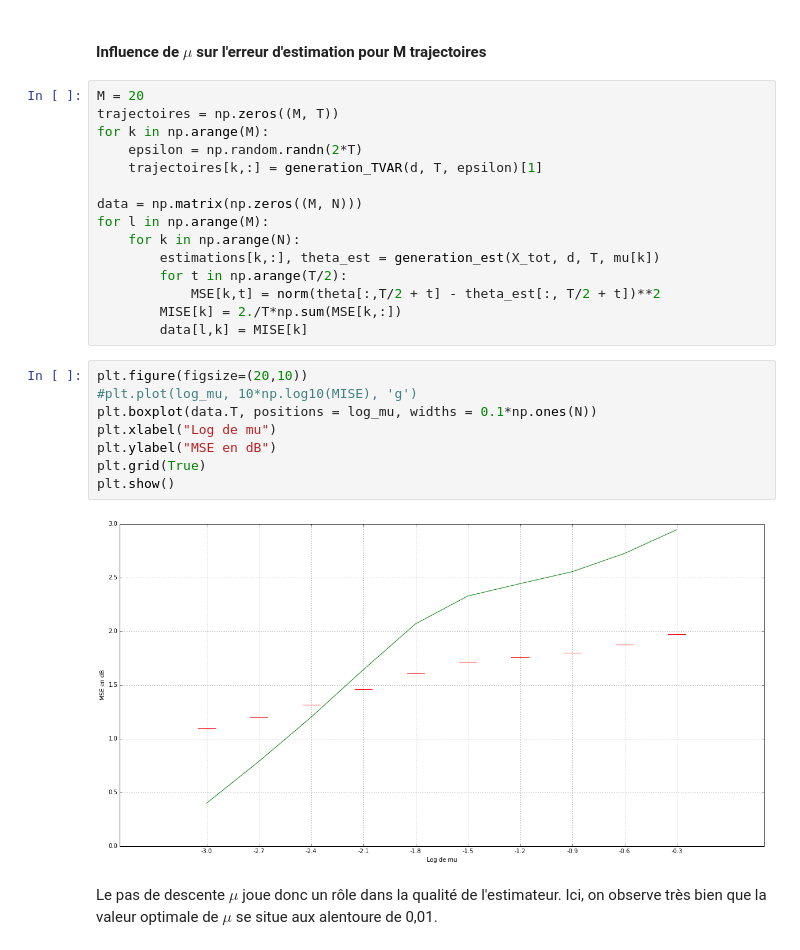
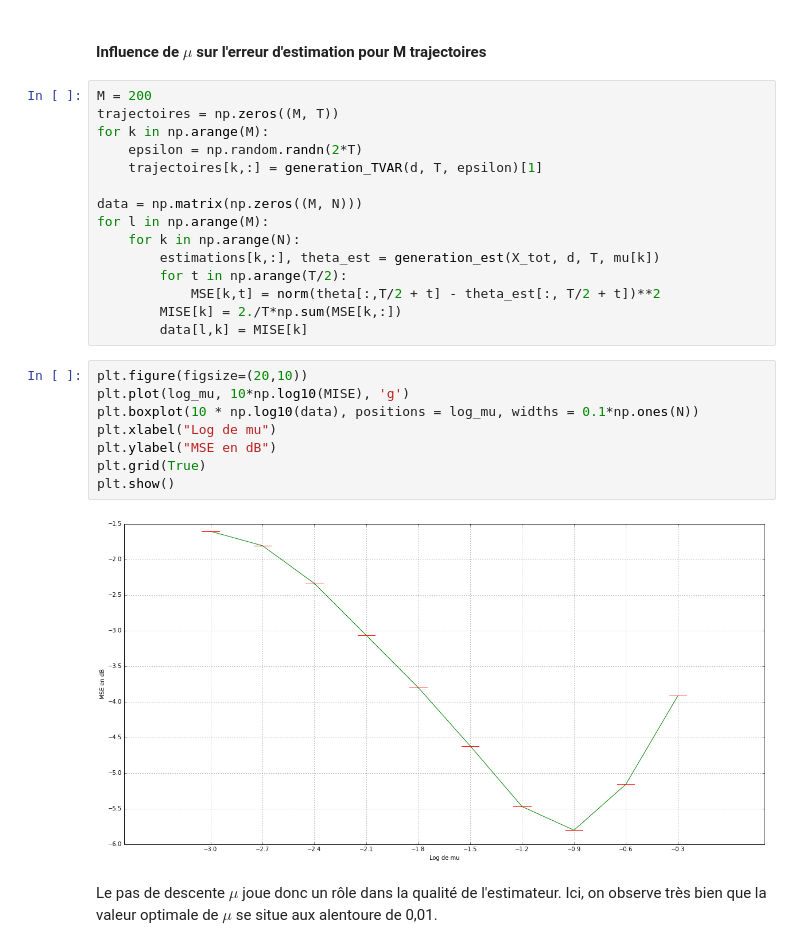
Before and after one commit to jngod2011/TVAR_Prediction, a Jupyter notebook: TVAR_d.ipynb, the cells around one changed output. Drawn from its saved outputs; the diff is of its cells as text.

```diff
--- a/TVAR_d.ipynb
+++ b/TVAR_d.ipynb
@@ -183,7 +183,7 @@ for k in np.arange(N):
 # %% [markdown]
 #### Influence de $\mu$ sur l'erreur d'estimation pour M trajectoires
 # %%
-M = 20
+M = 200
 trajectoires = np.zeros((M, T))
 for k in np.arange(M):
     epsilon = np.random.randn(2*T)
@@ -199,14 +199,14 @@ for l in np.arange(M):
         data[l,k] = MISE[k]
 # %%
 plt.figure(figsize=(20,10))
-#plt.plot(log_mu, 10*np.log10(MISE), 'g')
-plt.boxplot(data.T, positions = log_mu, widths = 0.1*np.ones(N))
+plt.plot(log_mu, 10*np.log10(MISE), 'g')
+plt.boxplot(10 * np.log10(data), positions = log_mu, widths = 0.1*np.ones(N))
 plt.xlabel("Log de mu")
 plt.ylabel("MSE en dB")
 plt.grid(True)
 plt.show()
 # %% [output]
-[figure, old version]
+[figure, new version]
 # %% [markdown]
 Le pas de descente $\mu$ joue donc un rôle dans la qualité de l'estimateur. Ici, on observe très bien que la valeur optimale de $\mu$ se situe aux alentoure de 0,01.
 # %% [markdown]
```
Also changed, not shown: parts of 7 cells of this notebook.
